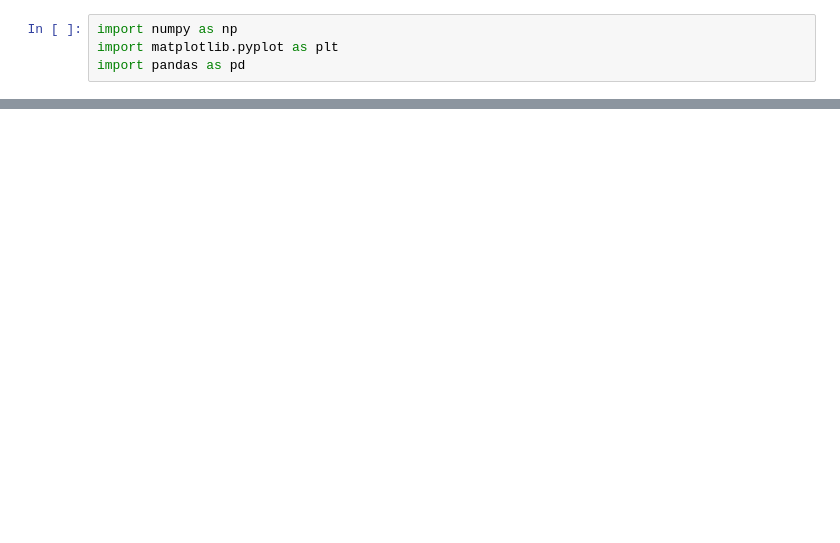
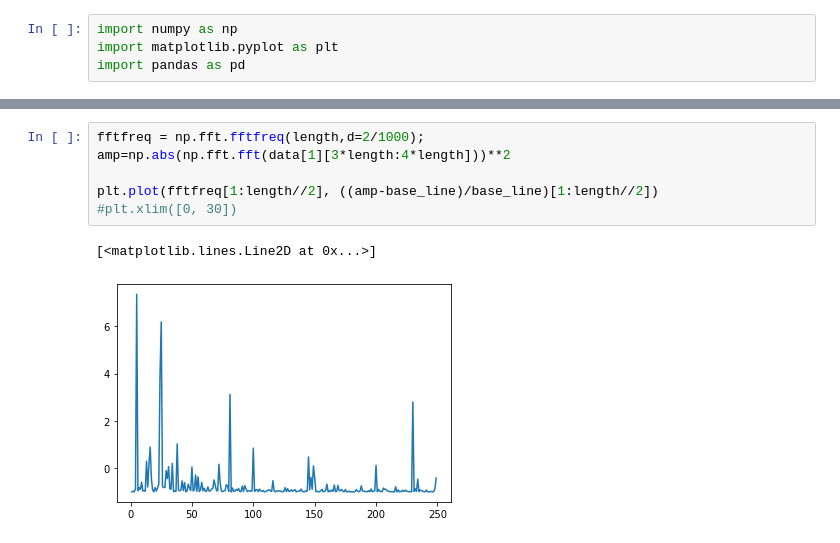
Before and after one commit to EPFL-EEG-Team/sensors_testing, a Jupyter notebook: notebooks/Recorded_data_analysis.ipynb, the cells around one changed output, grey strips where cells are left out. Drawn from its saved outputs; the diff is of its cells as text; blank space fills up the shorter version.

```diff
--- a/notebooks/Recorded_data_analysis.ipynb
+++ b/notebooks/Recorded_data_analysis.ipynb
@@ -22,3 +30,12 @@ plt.plot(fftfreq[1:length//16],pw)
+# %%
+fftfreq = np.fft.fftfreq(length,d=2/1000);
+amp=np.abs(np.fft.fft(data[1][3*length:4*length]))**2
+
+plt.plot(fftfreq[1:length//2], ((amp-base_line)/base_line)[1:length//2])
+#plt.xlim([0, 30])
+# %% [output]
+[<matplotlib.lines.Line2D at 0x...>]
+[figure, added]
 # %%
 #https://ieeexplore.ieee.org/stamp/stamp.jsp?tp=&arnumber=8875677
 # theta, alpha, beta_low
```
Also changed, not shown: parts of 7 cells of this notebook, 3 other files.
